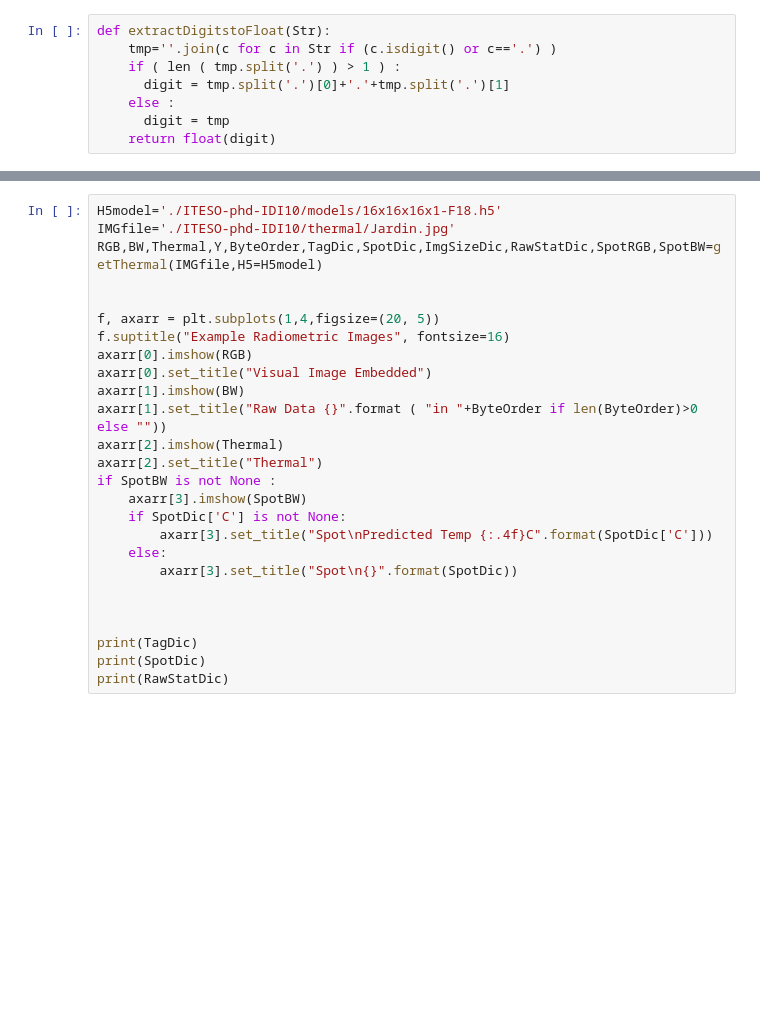
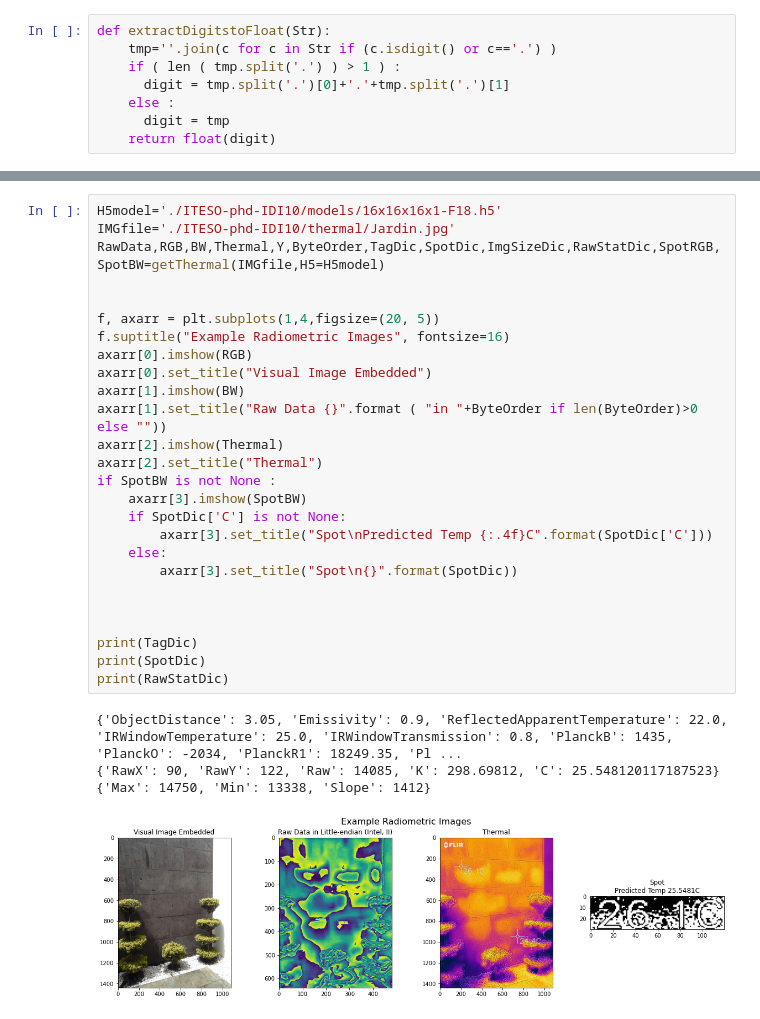
Before and after one commit to marcomartagon/ITESO-phd-IDI10, a Jupyter notebook: conda/IDI10-AIRadiometricImages.ipynb, the cells around one changed output, grey strips where cells are left out. Cells and saved outputs as stored; diff of their text form; blank space fills up the shorter version.

```diff
--- a/conda/IDI10-AIRadiometricImages.ipynb
+++ b/conda/IDI10-AIRadiometricImages.ipynb
@@ -289,26 +315,31 @@ print(RawStatDic)
 # %%
 H5model='./ITESO-phd-IDI10/models/16x16x16x1-F18.h5'
 IMGfile='./ITESO-phd-IDI10/thermal/Jardin.jpg'
-RGB,BW,Thermal,Y,ByteOrder,TagDic,SpotDic,ImgSizeDic,RawStatDic,SpotRGB,SpotBW=getThermal(IMGfile,H5=H5model)
+RawData,RGB,BW,Thermal,Y,ByteOrder,TagDic,SpotDic,ImgSizeDic,RawStatDic,SpotRGB,SpotBW=getThermal(IMGfile,H5=H5model)
 
 
 f, axarr = plt.subplots(1,4,figsize=(20, 5))
 f.suptitle("Example Radiometric Images", fontsize=16)
 axarr[0].imshow(RGB)
 axarr[0].set_title("Visual Image Embedded")
 axarr[1].imshow(BW)
 axarr[1].set_title("Raw Data {}".format ( "in "+ByteOrder if len(ByteOrder)>0 else ""))
 axarr[2].imshow(Thermal)
 axarr[2].set_title("Thermal")
 if SpotBW is not None :
     axarr[3].imshow(SpotBW)
     if SpotDic['C'] is not None:
         axarr[3].set_title("Spot\nPredicted Temp {:.4f}C".format(SpotDic['C']))
     else:
         axarr[3].set_title("Spot\n{}".format(SpotDic))
 
 
 
 print(TagDic)
 print(SpotDic)
 print(RawStatDic)
+# %% [output]
+{'ObjectDistance': 3.05, 'Emissivity': 0.9, 'ReflectedApparentTemperature': 22.0, 'IRWindowTemperature': 25.0, 'IRWindowTransmission': 0.8, 'PlanckB': 1435, 'PlanckO': -2034, 'PlanckR1': 18249.35, 'Pl ...
+{'RawX': 90, 'RawY': 122, 'Raw': 14085, 'K': 298.69812, 'C': 25.548120117187523}
+{'Max': 14750, 'Min': 13338, 'Slope': 1412}
+[figure, added]
```
Also changed, not shown: parts of 5 cells of this notebook, 2 other files.
